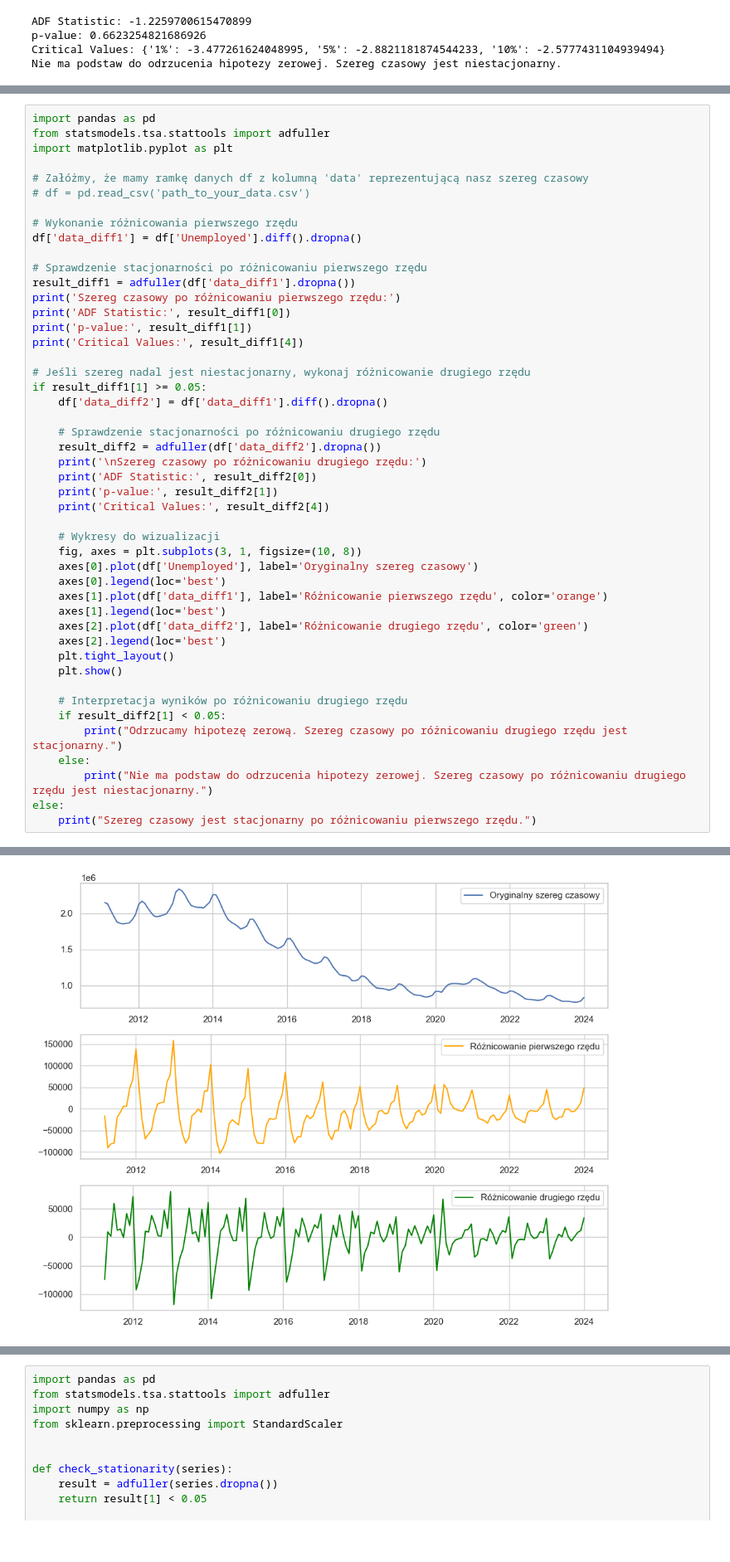
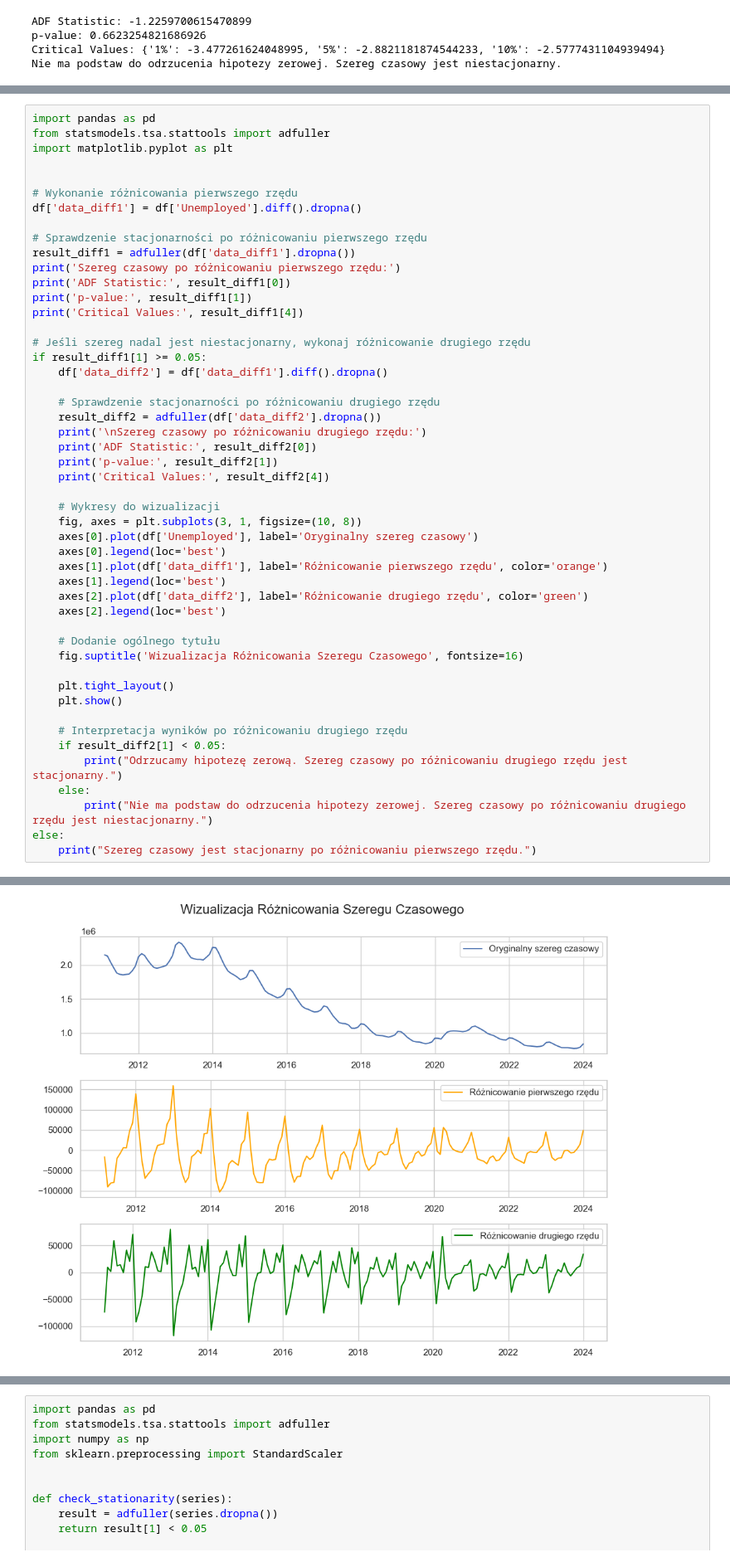
Before and after one commit to ewapelc/Unemployment-Data-Analysis, a Jupyter notebook: data_analysis.ipynb, the cells around one changed output, grey strips where cells are left out. Shown at 83% size. Cells and saved outputs as stored; diff of their text form.

```diff
--- a/data_analysis.ipynb
+++ b/data_analysis.ipynb
@@ -147,8 +214,6 @@ import pandas as pd
 from statsmodels.tsa.stattools import adfuller
 import matplotlib.pyplot as plt
 
-# Załóżmy, że mamy ramkę danych df z kolumną 'data' reprezentującą nasz szereg czasowy
-# df = pd.read_csv('path_to_your_data.csv')
 
 # Wykonanie różnicowania pierwszego rzędu
 df['data_diff1'] = df['Unemployed'].diff().dropna()
@@ -172,32 +237,36 @@ if result_diff1[1] >= 0.05:
     print('Critical Values:', result_diff2[4])
 
     # Wykresy do wizualizacji
     fig, axes = plt.subplots(3, 1, figsize=(10, 8))
     axes[0].plot(df['Unemployed'], label='Oryginalny szereg czasowy')
     axes[0].legend(loc='best')
     axes[1].plot(df['data_diff1'], label='Różnicowanie pierwszego rzędu', color='orange')
     axes[1].legend(loc='best')
     axes[2].plot(df['data_diff2'], label='Różnicowanie drugiego rzędu', color='green')
     axes[2].legend(loc='best')
+
+    # Dodanie ogólnego tytułu
+    fig.suptitle('Wizualizacja Różnicowania Szeregu Czasowego', fontsize=16)
+
     plt.tight_layout()
     plt.show()
 
     # Interpretacja wyników po różnicowaniu drugiego rzędu
     if result_diff2[1] < 0.05:
         print("Odrzucamy hipotezę zerową. Szereg czasowy po różnicowaniu drugiego rzędu jest stacjonarny.")
     else:
         print("Nie ma podstaw do odrzucenia hipotezy zerowej. Szereg czasowy po różnicowaniu drugiego rzędu jest niestacjonarny.")
 else:
     print("Szereg czasowy jest stacjonarny po różnicowaniu pierwszego rzędu.")
 # %% [output]
 Szereg czasowy po różnicowaniu pierwszego rzędu:
 ADF Statistic: -2.2395497468121413
 p-value: 0.1922054715647708
 Critical Values: {'1%': -3.477261624048995, '5%': -2.8821181874544233, '10%': -2.5777431104939494}
 
 Szereg czasowy po różnicowaniu drugiego rzędu:
 ADF Statistic: -4.374065385788078
 p-value: 0.0003298241942308723
 Critical Values: {'1%': -3.4776006742422374, '5%': -2.882265832283648, '10%': -2.5778219289774156}
-[figure, old version]
+[figure, new version]
 Odrzucamy hipotezę zerową. Szereg czasowy po różnicowaniu drugiego rzędu jest stacjonarny.
```
Also changed, not shown: parts of 51 cells of this notebook.
